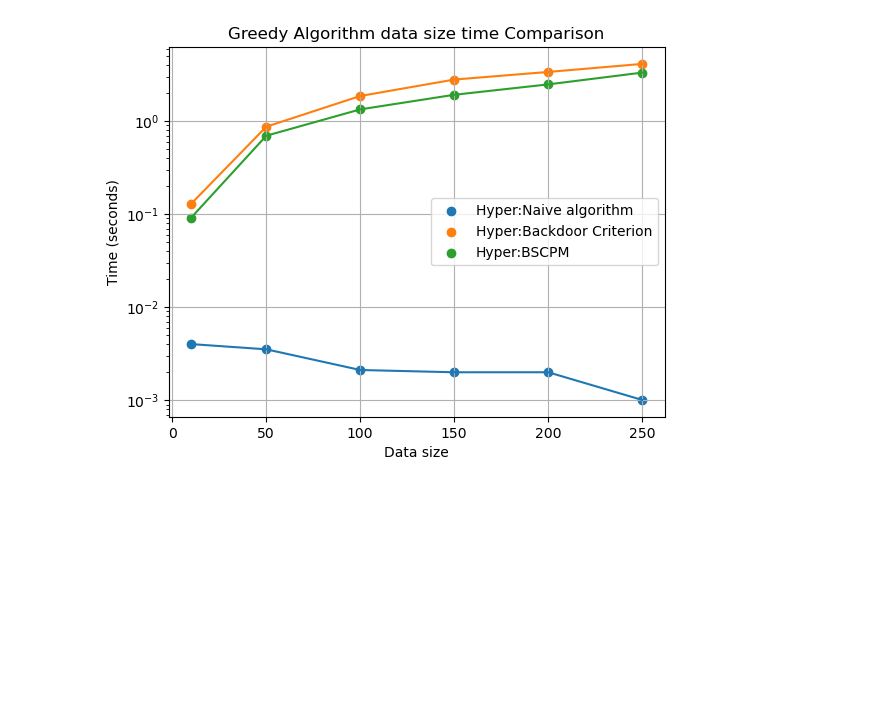
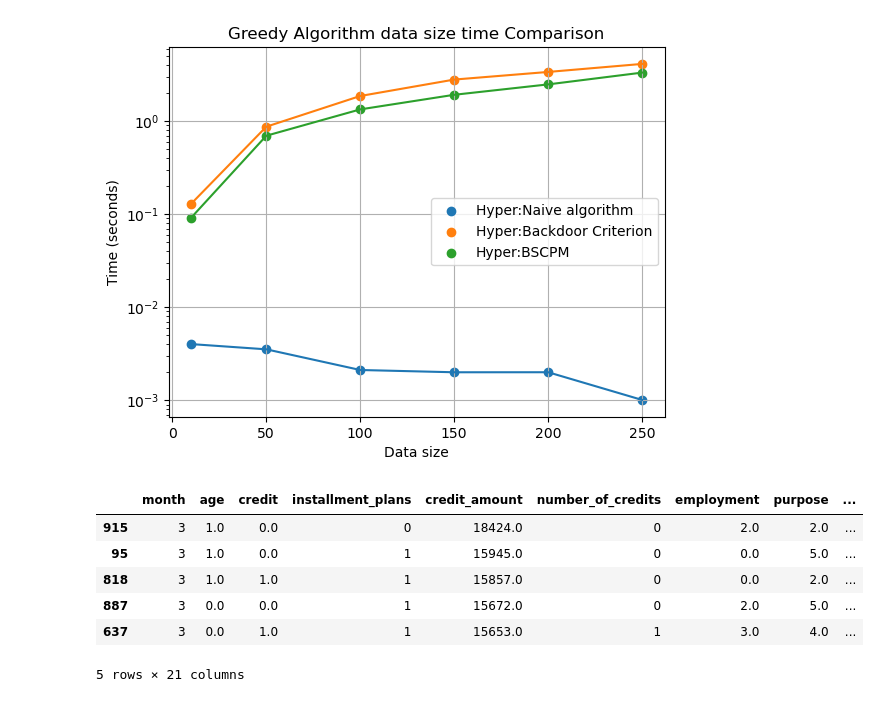
Before and after one commit to sainyam/Hyper-Code, a Jupyter notebook: ranking_query/German_redo.ipynb, the cells around one changed output. Drawn from its saved outputs; the diff is of its cells as text; code cells hidden in the pictures; blank space fills up the shorter version.

```diff
--- a/ranking_query/German_redo.ipynb
+++ b/ranking_query/German_redo.ipynb
@@ -543,3 +543,14 @@ plt.savefig(f'ranking_plots/time_comparision_data_german.png')
 plt.show()
 # %% [output]
 [figure]
+# %%
+upf=ranking_funcs.get_ranking_query(new_G_combined, df, 5, {'status':1}, 'credit_amount',{'property':0},'fix')
+upf
+# %% [output]
+|  | month | age | credit | installment_plans | credit_amount | number_of_credits | employment | purpose | ... |
+| 915 | 3 | 1.0 | 0.0 | 0 | 18424.0 | 0 | 2.0 | 2.0 | ... |
+| 95 | 3 | 1.0 | 0.0 | 1 | 15945.0 | 0 | 0.0 | 5.0 | ... |
+| 818 | 3 | 1.0 | 1.0 | 1 | 15857.0 | 0 | 0.0 | 2.0 | ... |
+| 887 | 3 | 0.0 | 0.0 | 1 | 15672.0 | 0 | 2.0 | 5.0 | ... |
+| 637 | 3 | 0.0 | 1.0 | 1 | 15653.0 | 1 | 3.0 | 4.0 | ... |
+5 rows × 21 columns
```
Also changed, not shown: parts of 4 cells of this notebook, 4 other files.
